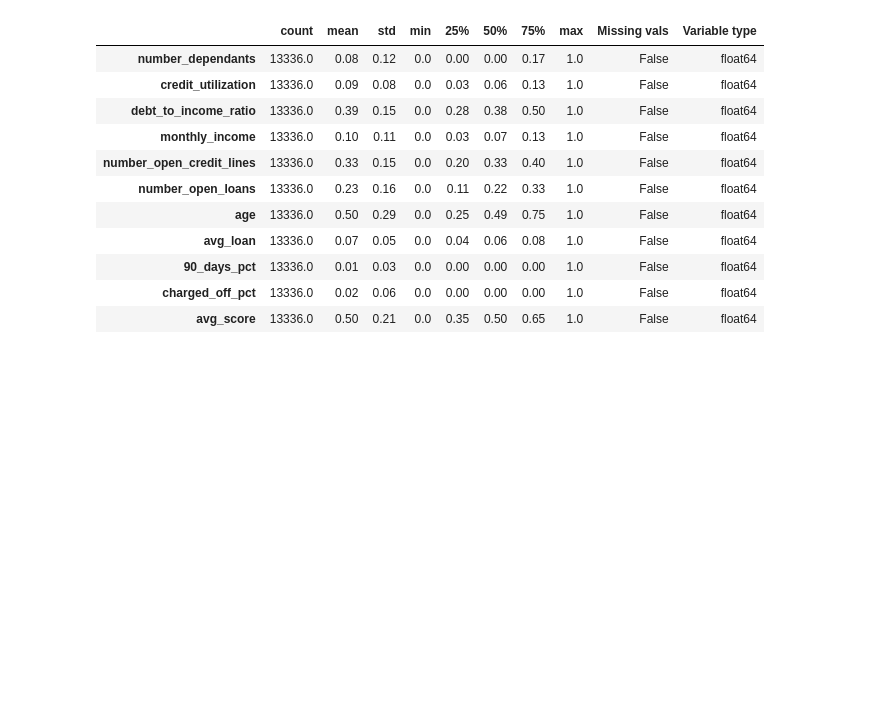
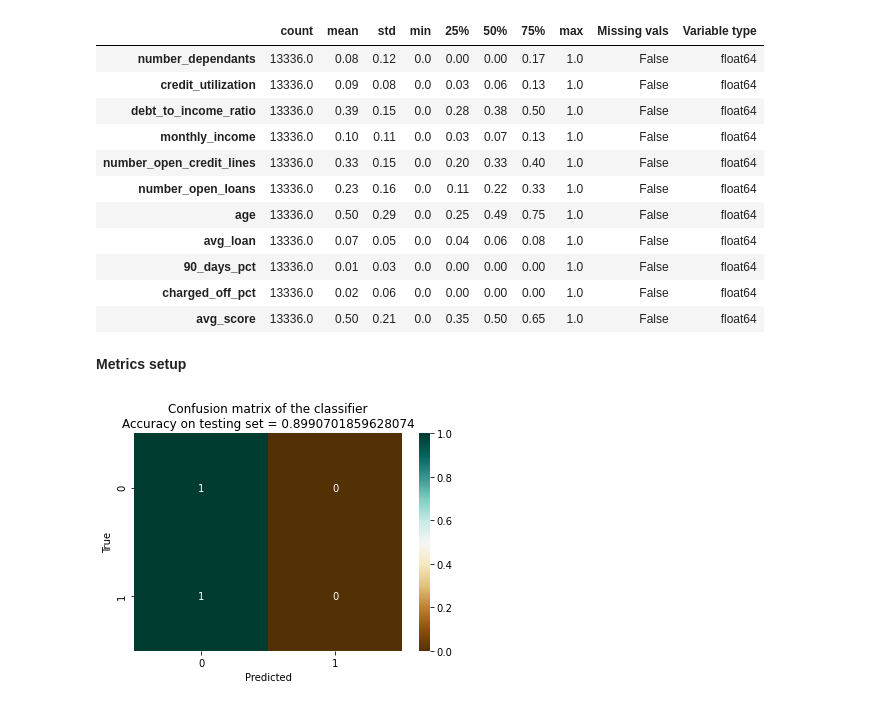
Before and after one commit to kevinmiguel97/Credit-default-model, a Jupyter notebook: Credit_default_model.ipynb, the cells around one changed output. Saved outputs shown, nothing was run; the diff lists cells and outputs as text; code cells hidden in the pictures; blank space fills up the shorter version.

Commit message:
Confusion matrix plot ready

```diff
--- a/Credit_default_model.ipynb
+++ b/Credit_default_model.ipynb
@@ -765,0 +763,40 @@ metrics = pd.DataFrame(index=['accuracy', 'precision', 'recall'],
+# %% [markdown]
+**Metrics setup**
+# %%
+# Table to store all metrics
+metrics = pd.DataFrame(index=['accuracy', 'precision', 'recall'],
+                       columns= ['Null', 'Logistic Reg', 'Class tree', 'Naive Bayes'])
+
+# Function to generate confusion matrix
+def plot_confusion_matrix(y_target, y_predicted):
+    """
+    Creates a confusion matrix
+
+    Parameters:
+    -----------
+    y_target : array
+        real values of y
+
+    y_predicted : array
+        predicted values of y
+
+    Returns:
+    --------
+    None
+
+    """
+    cm = confusion_matrix(y_target, y_predicted, normalize='true')
+    sns.heatmap(cm, annot=True, cmap='BrBG')
+    accurate = accuracy_score(y_target, y_predicted)
+    plt.title('Confusion matrix of the classifier\n'
+            'Accuracy on testing set = {}'.format(accurate))
+    plt.xlabel('Predicted')
+    plt.ylabel('True')
+
+    plt.show()
+# %%
+y_pred = np.zeros(len(y_train))
+y_pred
+plot_confusion_matrix(y_train, y_pred)
+# %% [output]
+[figure, added]
```
Also changed, not shown: parts of 1 cell of this notebook.
